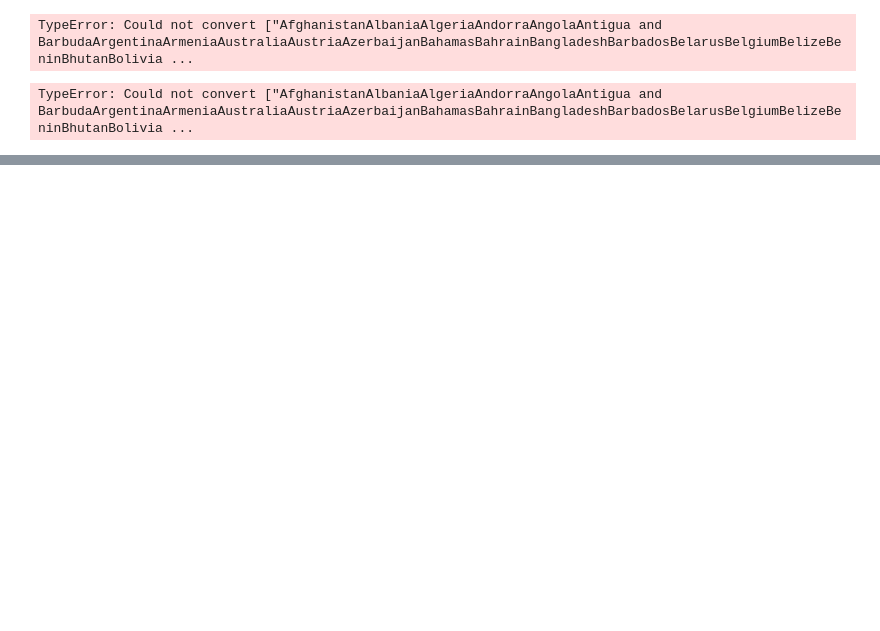
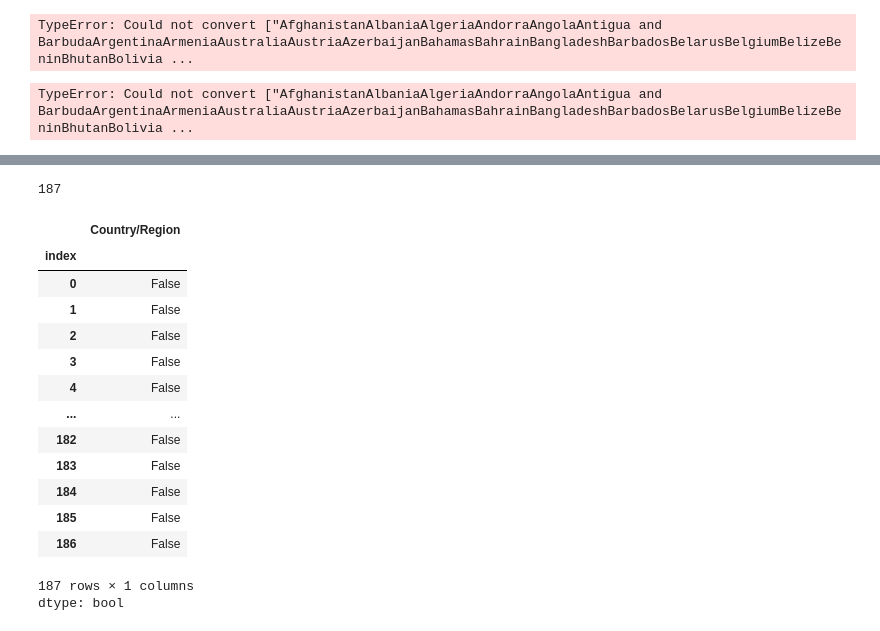
Before and after one commit to Abubakar919666/Python, a Jupyter notebook: Data_Visualization_Project.ipynb, the cells around one changed output, grey strips where cells are left out. Drawn from its saved outputs; the diff is of its cells as text; code cells hidden in the pictures; blank space fills up the shorter version.

```diff
--- a/Data_Visualization_Project.ipynb
+++ b/Data_Visualization_Project.ipynb
@@ -168,2 +161,26 @@ index
 
 [187 rows x 15 columns]
+# %%
+# Count the number of unique countries in the dataset.
+data['Country/Region'].nunique()
+# %% [output]
+187
+# %%
+# Check if there are any duplicate country entries and remove them if needed
+data['Country/Region'].duplicated()
+# %% [output]
+|  | Country/Region |
+| index |  |
+| 0 | False |
+| 1 | False |
+| 2 | False |
+| 3 | False |
+| 4 | False |
+| ... | ... |
+| 182 | False |
+| 183 | False |
+| 184 | False |
+| 185 | False |
+| 186 | False |
+187 rows × 1 columns
+dtype: bool
```
Also changed, not shown: parts of 11 cells of this notebook.
